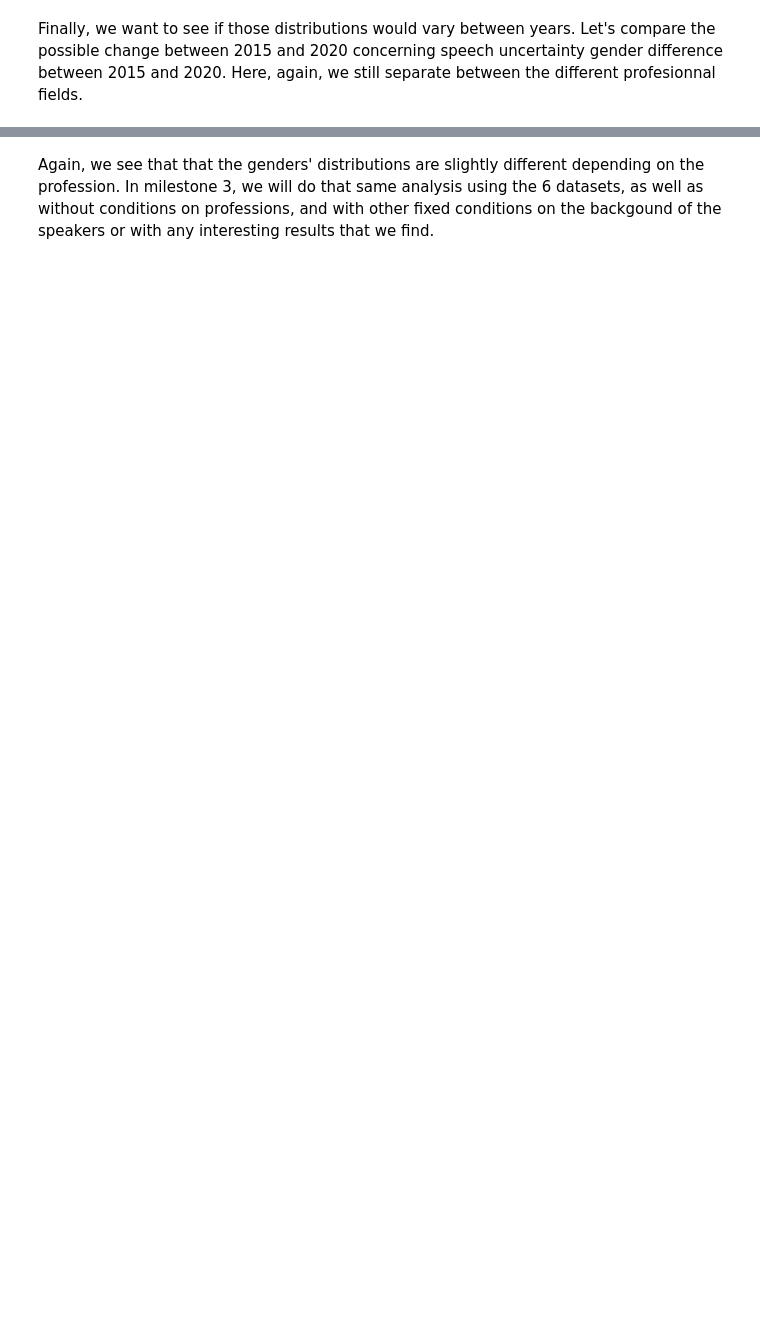
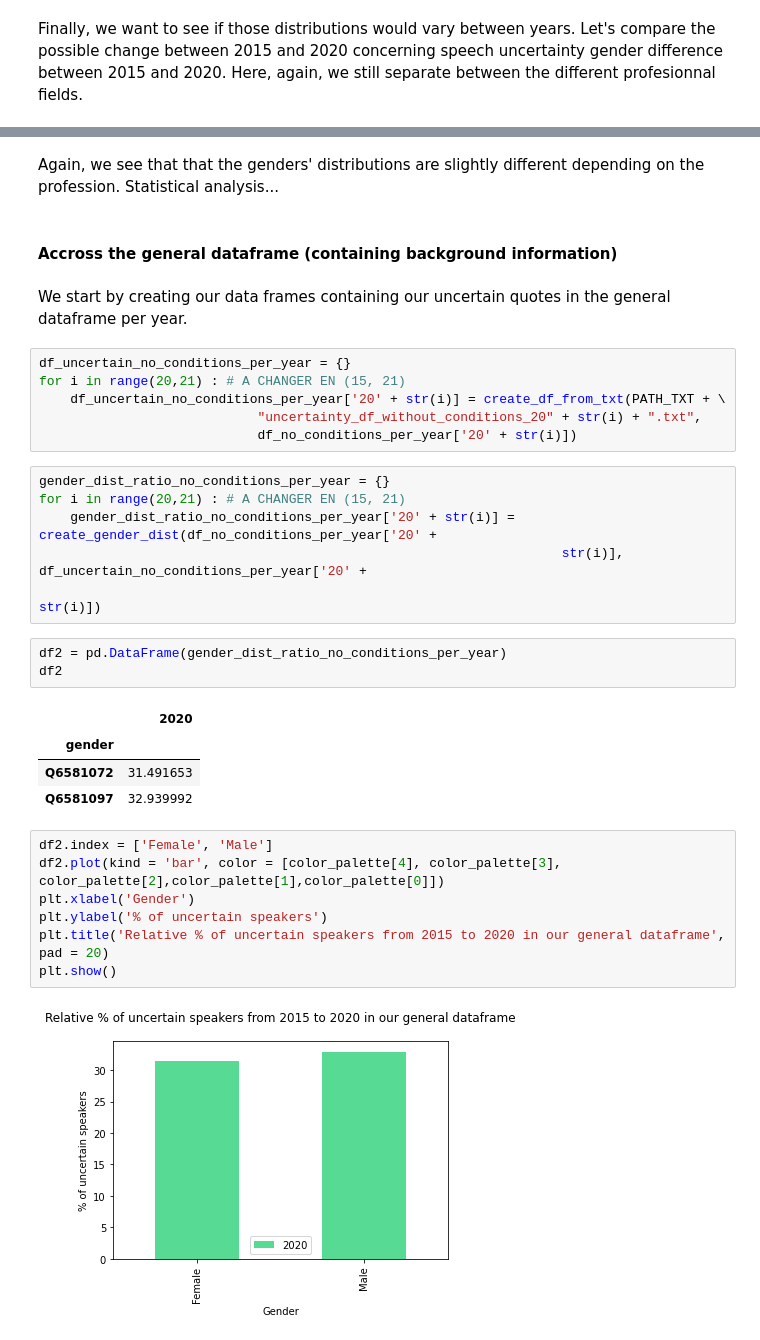
Before and after one commit to coraliegrobel/ada-2021-project-sv4ever, a Jupyter notebook: ada_main.ipynb, the cells around one changed output, grey strips where cells are left out. Drawn from its saved outputs; the diff is of its cells as text; blank space fills up the shorter version.

```diff
--- a/ada_main.ipynb
+++ b/ada_main.ipynb
@@ -1060,4 +1091,37 @@ plt.show()
 # %% [output]
 [figure]
 # %% [markdown]
-Again, we see that that the genders' distributions are slightly different depending on the profession. In milestone 3, we will do that same analysis using the 6 datasets, as well as without conditions on professions, and with other fixed conditions on the backgound of the speakers or with any interesting results that we find.
+Again, we see that that the genders' distributions are slightly different depending on the profession. Statistical analysis...
+# %% [markdown]
+#### Accross the general dataframe (containing background information)
+# %% [markdown]
+We start by creating our data frames containing our uncertain quotes in the general dataframe per year.
+# %%
+df_uncertain_no_conditions_per_year = {}
+for i in range(20,21) : # A CHANGER EN (15, 21)
+    df_uncertain_no_conditions_per_year['20' + str(i)] = create_df_from_txt(PATH_TXT + \
+                            "uncertainty_df_without_conditions_20" + str(i) + ".txt",
+                            df_no_conditions_per_year['20' + str(i)])
+# %%
+gender_dist_ratio_no_conditions_per_year = {}
+for i in range(20,21) : # A CHANGER EN (15, 21)
+    gender_dist_ratio_no_conditions_per_year['20' + str(i)] = create_gender_dist(df_no_conditions_per_year['20' +
+                                                                   str(i)], df_uncertain_no_conditions_per_year['20' +
+                                                                                                             str(i)])
+# %%
+df2 = pd.DataFrame(gender_dist_ratio_no_conditions_per_year)
+df2
+# %% [output]
+|  | 2020 |
+| gender |  |
+| Q6581072 | 31.491653 |
+| Q6581097 | 32.939992 |
+# %%
+df2.index = ['Female', 'Male']
+df2.plot(kind = 'bar', color = [color_palette[4], color_palette[3], color_palette[2],color_palette[1],color_palette[0]])
+plt.xlabel('Gender')
+plt.ylabel('% of uncertain speakers')
+plt.title('Relative % of uncertain speakers from 2015 to 2020 in our general dataframe', pad = 20)
+plt.show()
+# %% [output]
+[figure, added]
```
Also changed, not shown: parts of 35 cells of this notebook.
